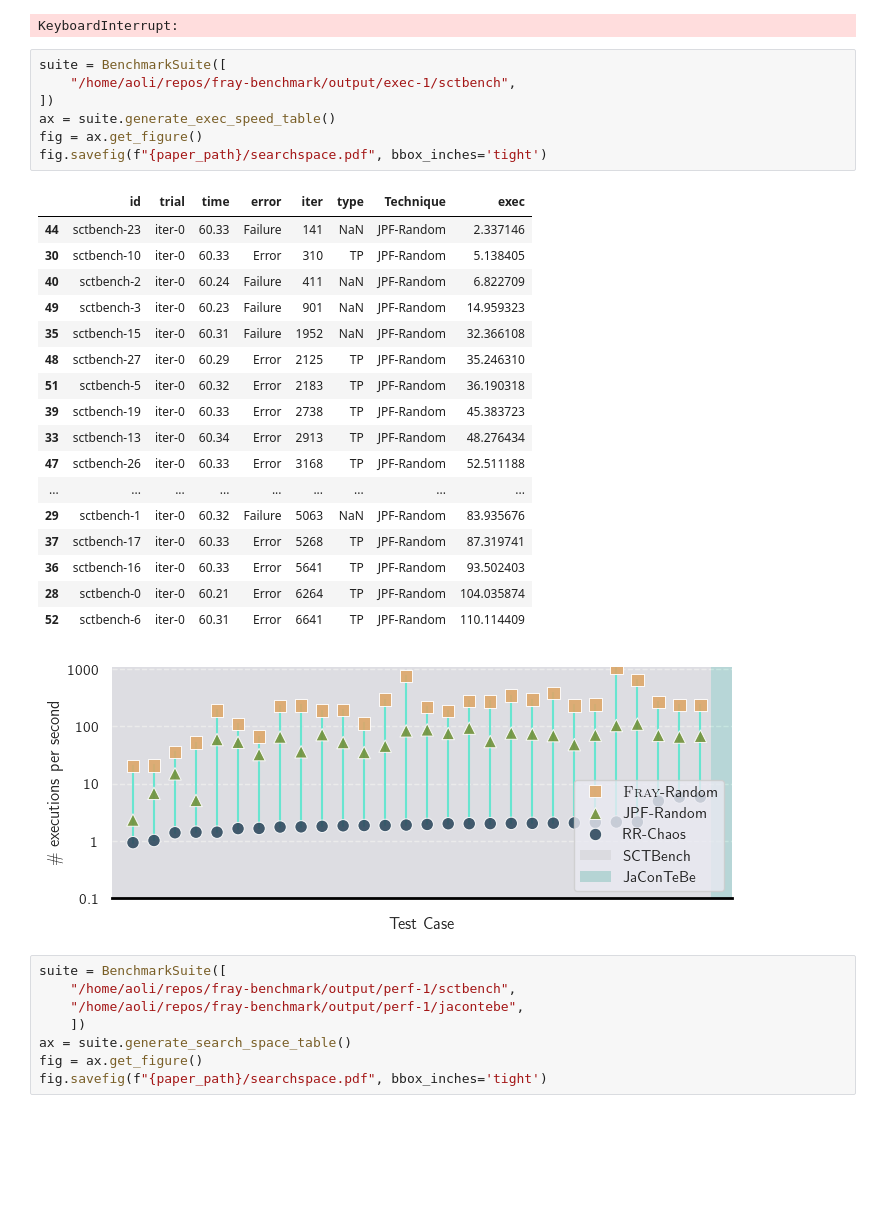
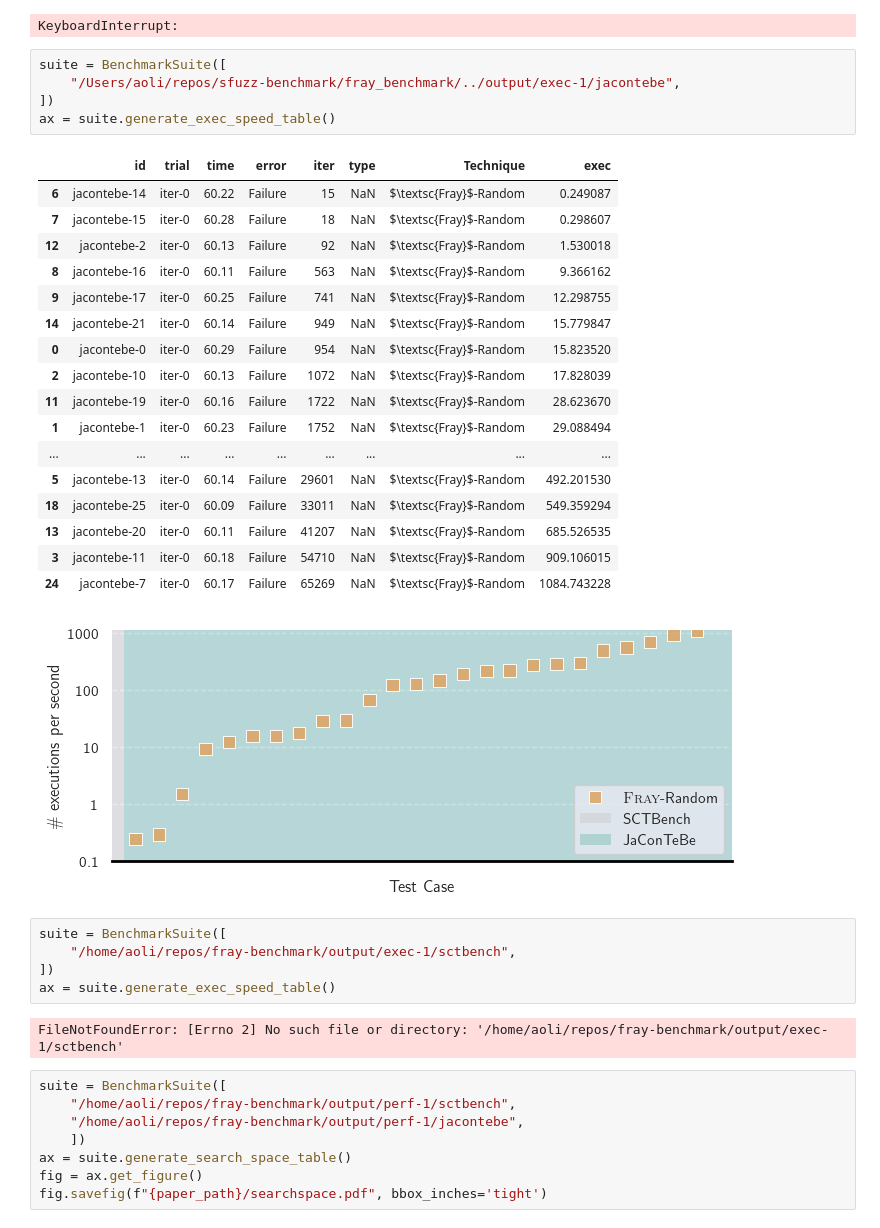
Before and after one commit to cmu-pasta/fray-benchmark, a Jupyter notebook: fray_benchmark/visualizer/playground.ipynb, the cells around one changed output. Saved outputs shown, nothing was run; the diff lists cells and outputs as text; blank space fills up the shorter version.

```diff
--- a/fray_benchmark/visualizer/playground.ipynb
+++ b/fray_benchmark/visualizer/playground.ipynb
@@ -30,32 +30,37 @@ fig = ax.get_figure()
 fig.savefig(f"{paper_path}/execspeed.pdf", bbox_inches='tight')
 # %% [output]
 KeyboardInterrupt:
+# %%
+suite = BenchmarkSuite([
+    "/Users/aoli/repos/sfuzz-benchmark/fray_benchmark/../output/exec-1/jacontebe",
+])
+ax = suite.generate_exec_speed_table()
+# %% [output]
+|  | id | trial | time | error | iter | type | Technique | exec |
+| 6 | jacontebe-14 | iter-0 | 60.22 | Failure | 15 | NaN | $\textsc{Fray}$-Random | 0.249087 |
+| 7 | jacontebe-15 | iter-0 | 60.28 | Failure | 18 | NaN | $\textsc{Fray}$-Random | 0.298607 |
+| 12 | jacontebe-2 | iter-0 | 60.13 | Failure | 92 | NaN | $\textsc{Fray}$-Random | 1.530018 |
+| 8 | jacontebe-16 | iter-0 | 60.11 | Failure | 563 | NaN | $\textsc{Fray}$-Random | 9.366162 |
+| 9 | jacontebe-17 | iter-0 | 60.25 | Failure | 741 | NaN | $\textsc{Fray}$-Random | 12.298755 |
+| 14 | jacontebe-21 | iter-0 | 60.14 | Failure | 949 | NaN | $\textsc{Fray}$-Random | 15.779847 |
+| 0 | jacontebe-0 | iter-0 | 60.29 | Failure | 954 | NaN | $\textsc{Fray}$-Random | 15.823520 |
+| 2 | jacontebe-10 | iter-0 | 60.13 | Failure | 1072 | NaN | $\textsc{Fray}$-Random | 17.828039 |
+| 11 | jacontebe-19 | iter-0 | 60.16 | Failure | 1722 | NaN | $\textsc{Fray}$-Random | 28.623670 |
+| 1 | jacontebe-1 | iter-0 | 60.23 | Failure | 1752 | NaN | $\textsc{Fray}$-Random | 29.088494 |
+| ... | ... | ... | ... | ... | ... | ... | ... | ... |
+| 5 | jacontebe-13 | iter-0 | 60.14 | Failure | 29601 | NaN | $\textsc{Fray}$-Random | 492.201530 |
+| 18 | jacontebe-25 | iter-0 | 60.09 | Failure | 33011 | NaN | $\textsc{Fray}$-Random | 549.359294 |
+| 13 | jacontebe-20 | iter-0 | 60.11 | Failure | 41207 | NaN | $\textsc{Fray}$-Random | 685.526535 |
+| 3 | jacontebe-11 | iter-0 | 60.18 | Failure | 54710 | NaN | $\textsc{Fray}$-Random | 909.106015 |
+| 24 | jacontebe-7 | iter-0 | 60.17 | Failure | 65269 | NaN | $\textsc{Fray}$-Random | 1084.743228 |
+[figure, added]
 # %%
 suite = BenchmarkSuite([
     "/home/aoli/repos/fray-benchmark/output/exec-1/sctbench",
 ])
 ax = suite.generate_exec_speed_table()
-fig = ax.get_figure()
-fig.savefig(f"{paper_path}/searchspace.pdf", bbox_inches='tight')
 # %% [output]
-|  | id | trial | time | error | iter | type | Technique | exec |
-| 44 | sctbench-23 | iter-0 | 60.33 | Failure | 141 | NaN | JPF-Random | 2.337146 |
-| 30 | sctbench-10 | iter-0 | 60.33 | Error | 310 | TP | JPF-Random | 5.138405 |
-| 40 | sctbench-2 | iter-0 | 60.24 | Failure | 411 | NaN | JPF-Random | 6.822709 |
-| 49 | sctbench-3 | iter-0 | 60.23 | Failure | 901 | NaN | JPF-Random | 14.959323 |
-| 35 | sctbench-15 | iter-0 | 60.31 | Failure | 1952 | NaN | JPF-Random | 32.366108 |
-| 48 | sctbench-27 | iter-0 | 60.29 | Error | 2125 | TP | JPF-Random | 35.246310 |
-| 51 | sctbench-5 | iter-0 | 60.32 | Error | 2183 | TP | JPF-Random | 36.190318 |
-| 39 | sctbench-19 | iter-0 | 60.33 | Error | 2738 | TP | JPF-Random | 45.383723 |
-| 33 | sctbench-13 | iter-0 | 60.34 | Error | 2913 | TP | JPF-Random | 48.276434 |
-| 47 | sctbench-26 | iter-0 | 60.33 | Error | 3168 | TP | JPF-Random | 52.511188 |
-| ... | ... | ... | ... | ... | ... | ... | ... | ... |
-| 29 | sctbench-1 | iter-0 | 60.32 | Failure | 5063 | NaN | JPF-Random | 83.935676 |
-| 37 | sctbench-17 | iter-0 | 60.33 | Error | 5268 | TP | JPF-Random | 87.319741 |
-| 36 | sctbench-16 | iter-0 | 60.33 | Error | 5641 | TP | JPF-Random | 93.502403 |
-| 28 | sctbench-0 | iter-0 | 60.21 | Error | 6264 | TP | JPF-Random | 104.035874 |
-| 52 | sctbench-6 | iter-0 | 60.31 | Error | 6641 | TP | JPF-Random | 110.114409 |
-[figure, removed]
+FileNotFoundError: [Errno 2] No such file or directory: '/home/aoli/repos/fray-benchmark/output/exec-1/sctbench'
 # %%
 suite = BenchmarkSuite([
     "/home/aoli/repos/fray-benchmark/output/perf-1/sctbench",
```
Also changed, not shown: 2 other files.
